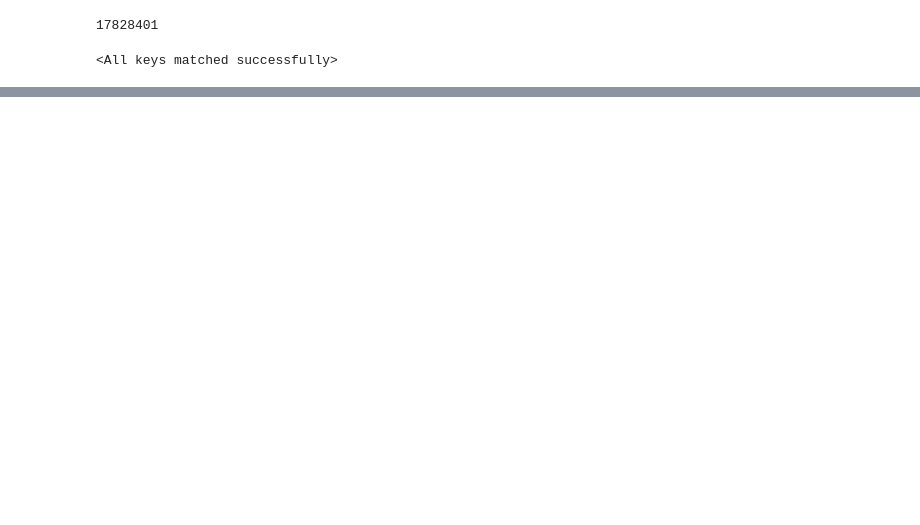
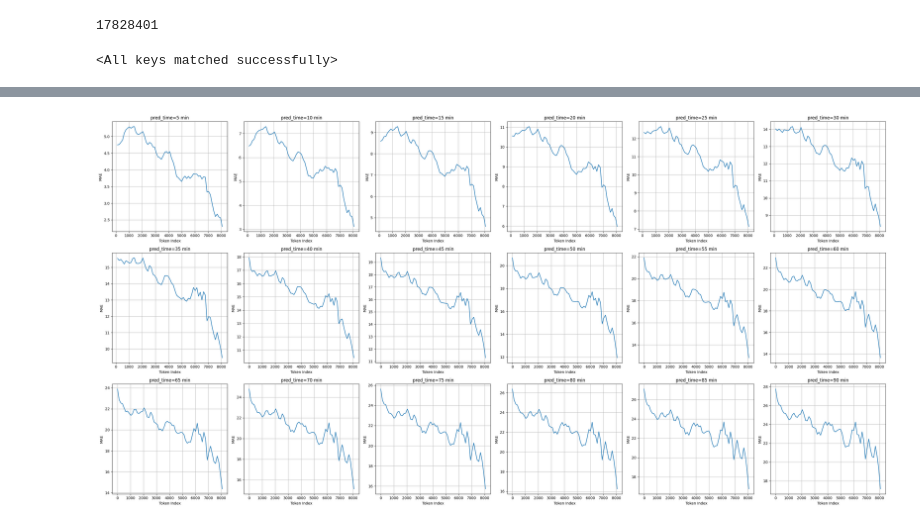
Before and after one commit to Moragoh/CGM-Transformer, a Jupyter notebook: eval.ipynb, the cells around one changed output, grey strips where cells are left out. Drawn from its saved outputs; the diff is of its cells as text; code cells hidden in the pictures; blank space fills up the shorter version.

```diff
--- a/eval.ipynb
+++ b/eval.ipynb
@@ -367,0 +337,4 @@ plt.show()
+# %%
+plot_loss('MAE', 128)
+# %% [output]
+[figure, added]
```
Also changed, not shown: parts of 25 cells of this notebook, 3 other files.
